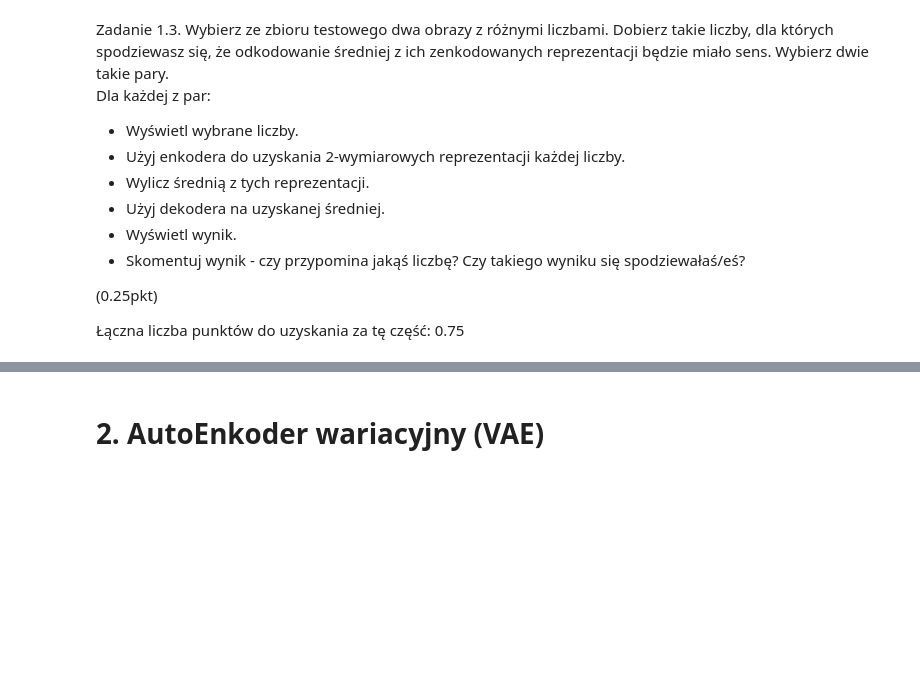
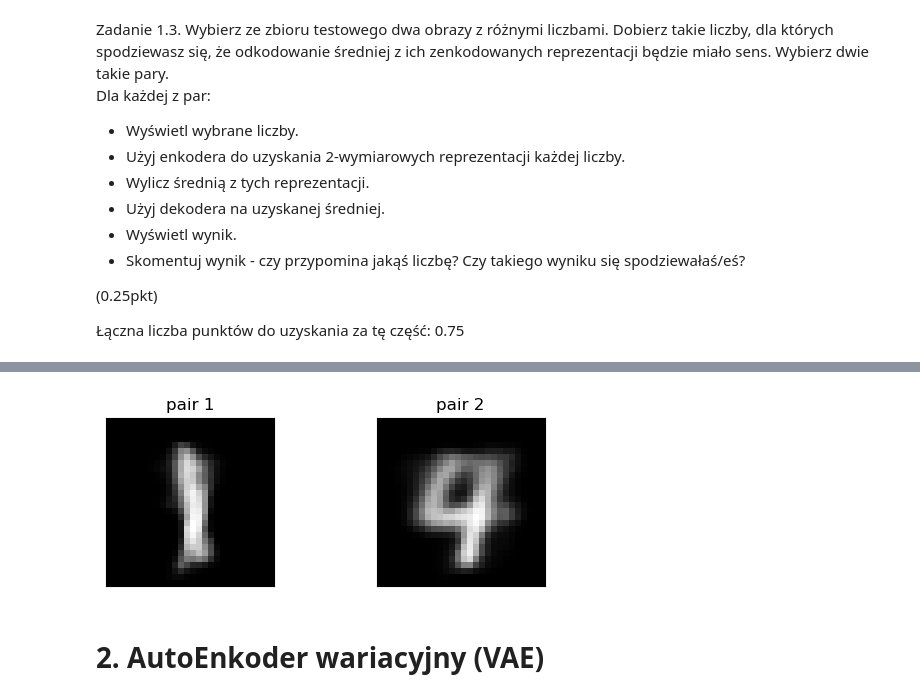
Before and after one commit to Mon4/UM, a Jupyter notebook: lab5/gnns_empty.ipynb, the cells around one changed output, grey strips where cells are left out. Drawn from its saved outputs; the diff is of its cells as text; code cells hidden in the pictures; blank space fills up the shorter version.

```diff
--- a/lab5/gnns_empty.ipynb
+++ b/lab5/gnns_empty.ipynb
@@ -240,3 +282,17 @@ Dla każdej z par:
+# %%
+images_dec = [np.squeeze(seven_two_dec), np.squeeze(four_nine_dec)]
+
+n = len(images_dec)
+for i in range(n):
+    ax = plt.subplot(2, n, i + 1)
+    plt.imshow(images_dec[i], cmap='Greys_r')
+    if i < 1: plt.title("pair 1")
+    else: plt.title("pair 2")
+    plt.gray()
+    ax.get_xaxis().set_visible(False)
+    ax.get_yaxis().set_visible(False)
+# %% [output]
+[figure, added]
 # %% [markdown]
 # 2. AutoEnkoder wariacyjny (VAE)
 # %% [markdown]
```
Also changed, not shown: parts of 31 cells of this notebook, 28 other files.
